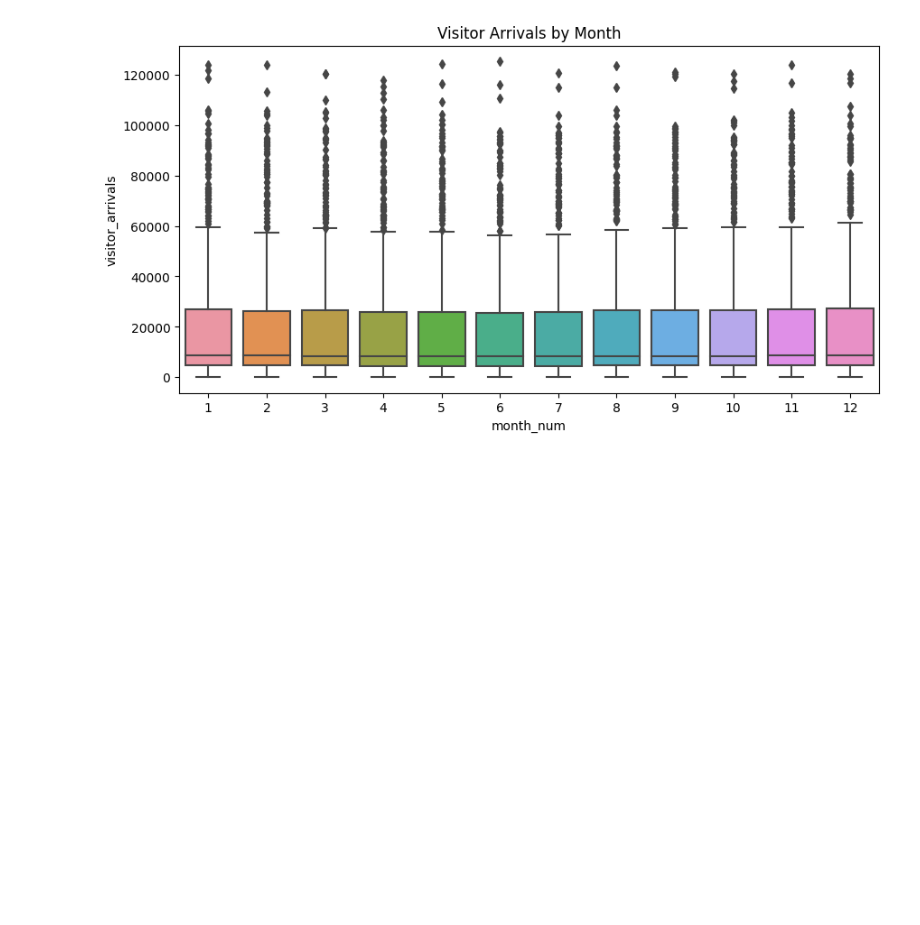
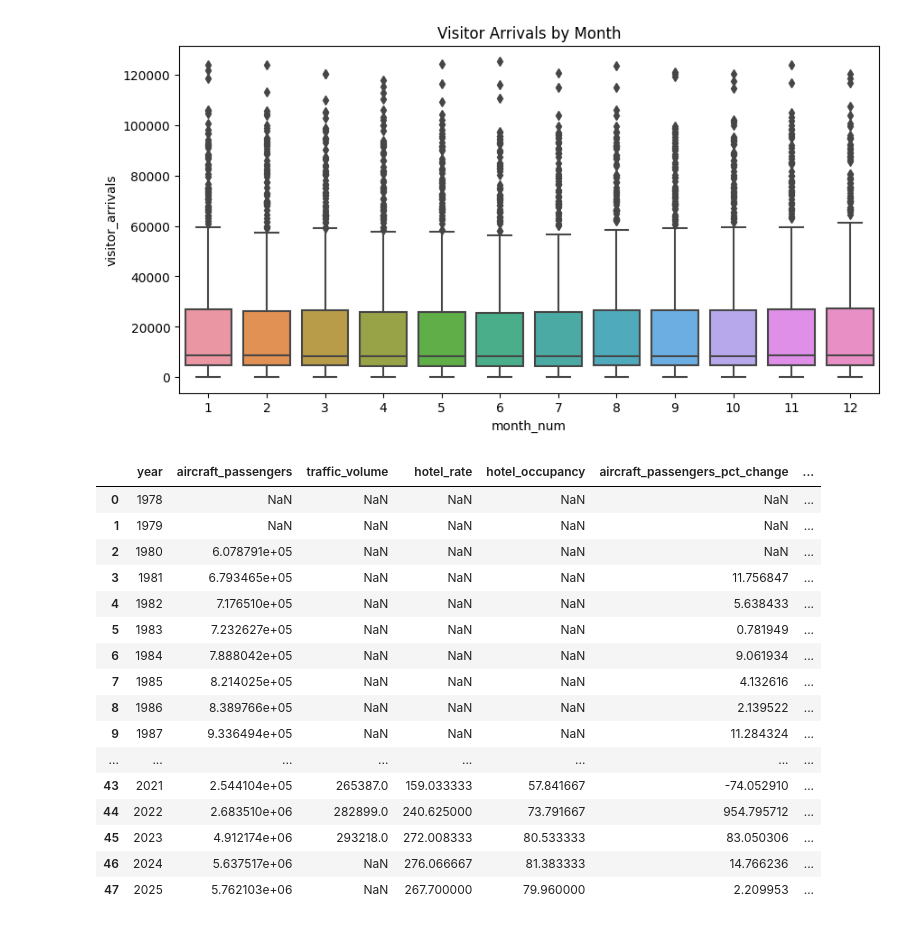
Before and after one commit to Lhanxi/IS3107-tourism-crowd-pipeline, a Jupyter notebook: notebooks/eda_features.ipynb, the cells around one changed output. Saved outputs shown, nothing was run; the diff lists cells and outputs as text; code cells hidden in the pictures; blank space fills up the shorter version.

```diff
--- a/notebooks/eda_features.ipynb
+++ b/notebooks/eda_features.ipynb
@@ -312,3 +312,48 @@ plt.title("Visitor Arrivals by Month")
 plt.show()
 # %% [output]
 [figure]
+# %%
+data["month"] = pd.to_datetime(data["month"])
+
+# features to analyze
+eda_features = [
+    "aircraft_passengers",
+    "traffic_volume",
+    "hotel_rate",
+    "hotel_occupancy"
+]
+
+# create year column
+data["year"] = data["month"].dt.year
+
+# aggregate to yearly level
+yearly_feature_df = (
+    data.groupby("year")[eda_features]
+    .mean()   # use mean since these are monthly feature values
+    .reset_index()
+    .sort_values("year")
+)
+
+# compute year-over-year % change
+for col in eda_features:
+    yearly_feature_df[f"{col}_pct_change"] = yearly_feature_df[col].pct_change() * 100
+
+yearly_feature_df
+# %% [output]
+|  | year | aircraft_passengers | traffic_volume | hotel_rate | hotel_occupancy | aircraft_passengers_pct_change | ... |
+| 0 | 1978 | NaN | NaN | NaN | NaN | NaN | ... |
+| 1 | 1979 | NaN | NaN | NaN | NaN | NaN | ... |
+| 2 | 1980 | 6.078791e+05 | NaN | NaN | NaN | NaN | ... |
+| 3 | 1981 | 6.793465e+05 | NaN | NaN | NaN | 11.756847 | ... |
+| 4 | 1982 | 7.176510e+05 | NaN | NaN | NaN | 5.638433 | ... |
+| 5 | 1983 | 7.232627e+05 | NaN | NaN | NaN | 0.781949 | ... |
+| 6 | 1984 | 7.888042e+05 | NaN | NaN | NaN | 9.061934 | ... |
+| 7 | 1985 | 8.214025e+05 | NaN | NaN | NaN | 4.132616 | ... |
+| 8 | 1986 | 8.389766e+05 | NaN | NaN | NaN | 2.139522 | ... |
+| 9 | 1987 | 9.336494e+05 | NaN | NaN | NaN | 11.284324 | ... |
+| ... | ... | ... | ... | ... | ... | ... | ... |
+| 43 | 2021 | 2.544104e+05 | 265387.0 | 159.033333 | 57.841667 | -74.052910 | ... |
+| 44 | 2022 | 2.683510e+06 | 282899.0 | 240.625000 | 73.791667 | 954.795712 | ... |
+| 45 | 2023 | 4.912174e+06 | 293218.0 | 272.008333 | 80.533333 | 83.050306 | ... |
+| 46 | 2024 | 5.637517e+06 | NaN | 276.066667 | 81.383333 | 14.766236 | ... |
+| 47 | 2025 | 5.762103e+06 | NaN | 267.700000 | 79.960000 | 2.209953 | ... |
```
Also changed, not shown: parts of 4 cells of this notebook.
